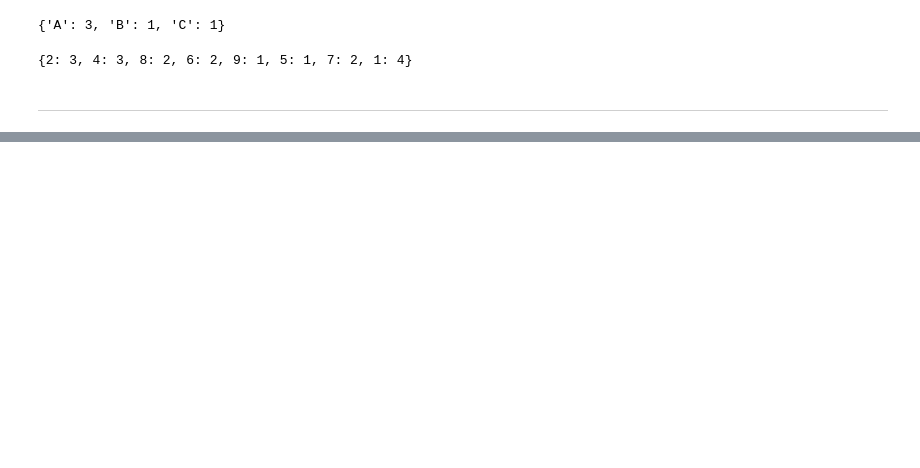
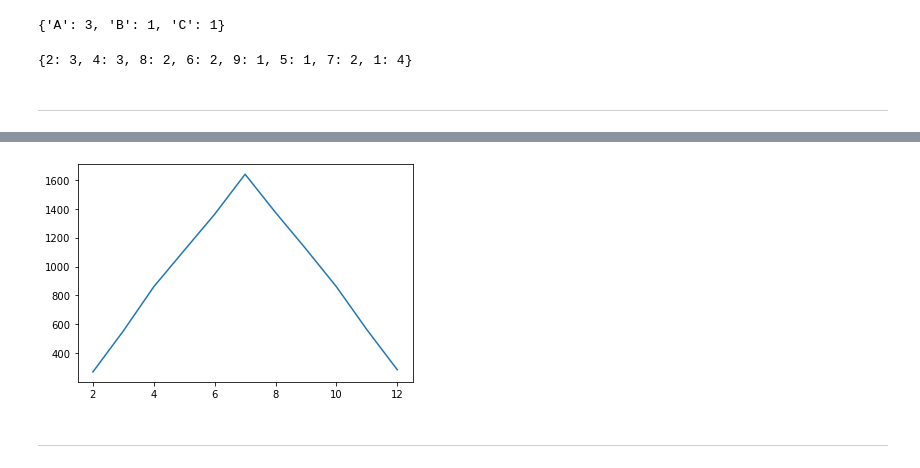
Before and after one commit to dervlac/tasks2020-FDA, a Jupyter notebook: Fundamentals of Data Analysis 2020 Tasks.ipynb, the cells around one changed output, grey strips where cells are left out. Cells and saved outputs as stored; diff of their text form; code cells hidden in the pictures; blank space fills up the shorter version.

```diff
--- a/Fundamentals of Data Analysis 2020 Tasks.ipynb
+++ b/Fundamentals of Data Analysis 2020 Tasks.ipynb
@@ -52,0 +87,3 @@ list_count(x)
+# %%
+y = dicerolls(2,10000)
+y
@@ -52,0 +127,8 @@ list_count(x)
+# %%
+c,d = zip(*sorted(y.items()))
+plt.plot(c,d)
+plt.show()
+# %% [output]
+[figure, added]
+# %% [markdown]
+***
```
Also changed, not shown: parts of 17 cells of this notebook.
